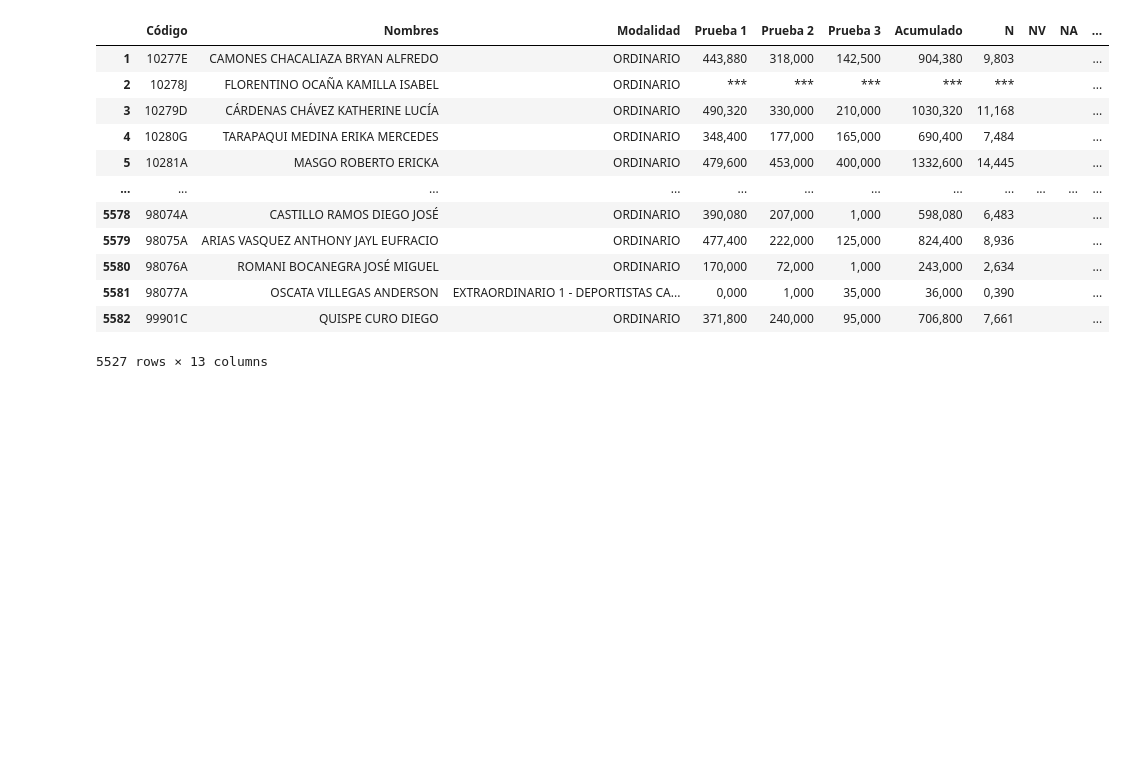
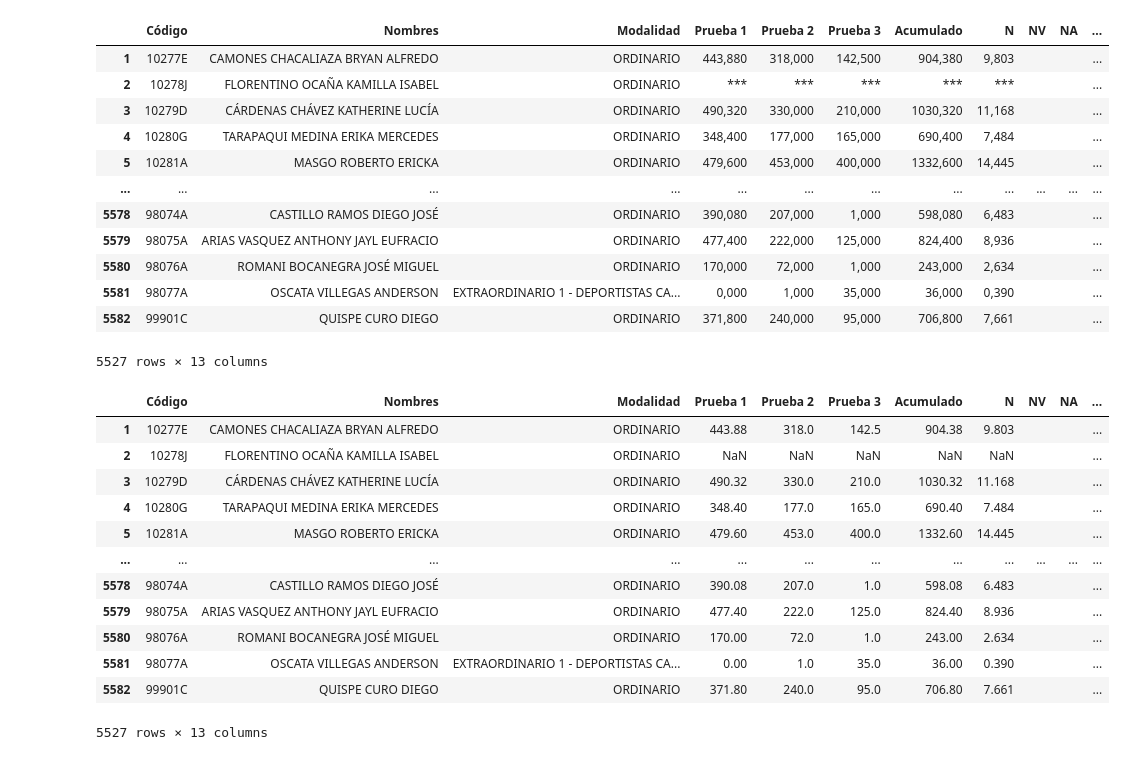
Before and after one commit to JBRICENO92/UNI_webScrapping, a Jupyter notebook: vero_notebook.ipynb, the cells around one changed output. Saved outputs shown, nothing was run; the diff lists cells and outputs as text; code cells hidden in the pictures; blank space fills up the shorter version.

```diff
--- a/vero_notebook.ipynb
+++ b/vero_notebook.ipynb
@@ -223,3 +217,27 @@ tabla_notas_df
 | 5581 | 98077A | OSCATA VILLEGAS ANDERSON | EXTRAORDINARIO 1 - DEPORTISTAS CA... | 0,000 | 1,000 | 35,000 | 36,000 | 0,390 |  |  | ... |
 | 5582 | 99901C | QUISPE CURO DIEGO | ORDINARIO | 371,800 | 240,000 | 95,000 | 706,800 | 7,661 |  |  | ... |
 5527 rows × 13 columns
+# %%
+### Limpieza de datos :
+columns_notes = ['Prueba 1', 'Prueba 2', 'Prueba 3', 'Acumulado', 'N', 'Nota final']
+tablP1_notas_df[columns_notes] = tabla_notas_df[columns_notes].replace('***', np.nan)
+tabla_notas_df[columns_notes] = tabla_notas_df[columns_notes].replace('', np.nan)
+
+for col in columns_notes:
+    tabla_notas_df[col] = tabla_notas_df[col].str.replace(',', '.').astype(float)
+
+tabla_notas_df
+# %% [output]
+|  | Código | Nombres | Modalidad | Prueba 1 | Prueba 2 | Prueba 3 | Acumulado | N | NV | NA | ... |
+| 1 | 10277E | CAMONES CHACALIAZA BRYAN ALFREDO | ORDINARIO | 443.88 | 318.0 | 142.5 | 904.38 | 9.803 |  |  | ... |
+| 2 | 10278J | FLORENTINO OCAÑA KAMILLA ISABEL | ORDINARIO | NaN | NaN | NaN | NaN | NaN |  |  | ... |
+| 3 | 10279D | CÁRDENAS CHÁVEZ KATHERINE LUCÍA | ORDINARIO | 490.32 | 330.0 | 210.0 | 1030.32 | 11.168 |  |  | ... |
+| 4 | 10280G | TARAPAQUI MEDINA ERIKA MERCEDES | ORDINARIO | 348.40 | 177.0 | 165.0 | 690.40 | 7.484 |  |  | ... |
+| 5 | 10281A | MASGO ROBERTO ERICKA | ORDINARIO | 479.60 | 453.0 | 400.0 | 1332.60 | 14.445 |  |  | ... |
+| ... | ... | ... | ... | ... | ... | ... | ... | ... | ... | ... | ... |
+| 5578 | 98074A | CASTILLO RAMOS DIEGO JOSÉ | ORDINARIO | 390.08 | 207.0 | 1.0 | 598.08 | 6.483 |  |  | ... |
+| 5579 | 98075A | ARIAS VASQUEZ ANTHONY JAYL EUFRACIO | ORDINARIO | 477.40 | 222.0 | 125.0 | 824.40 | 8.936 |  |  | ... |
+| 5580 | 98076A | ROMANI BOCANEGRA JOSÉ MIGUEL | ORDINARIO | 170.00 | 72.0 | 1.0 | 243.00 | 2.634 |  |  | ... |
+| 5581 | 98077A | OSCATA VILLEGAS ANDERSON | EXTRAORDINARIO 1 - DEPORTISTAS CA... | 0.00 | 1.0 | 35.0 | 36.00 | 0.390 |  |  | ... |
+| 5582 | 99901C | QUISPE CURO DIEGO | ORDINARIO | 371.80 | 240.0 | 95.0 | 706.80 | 7.661 |  |  | ... |
+5527 rows × 13 columns
```
Also changed, not shown: parts of 4 cells of this notebook.
